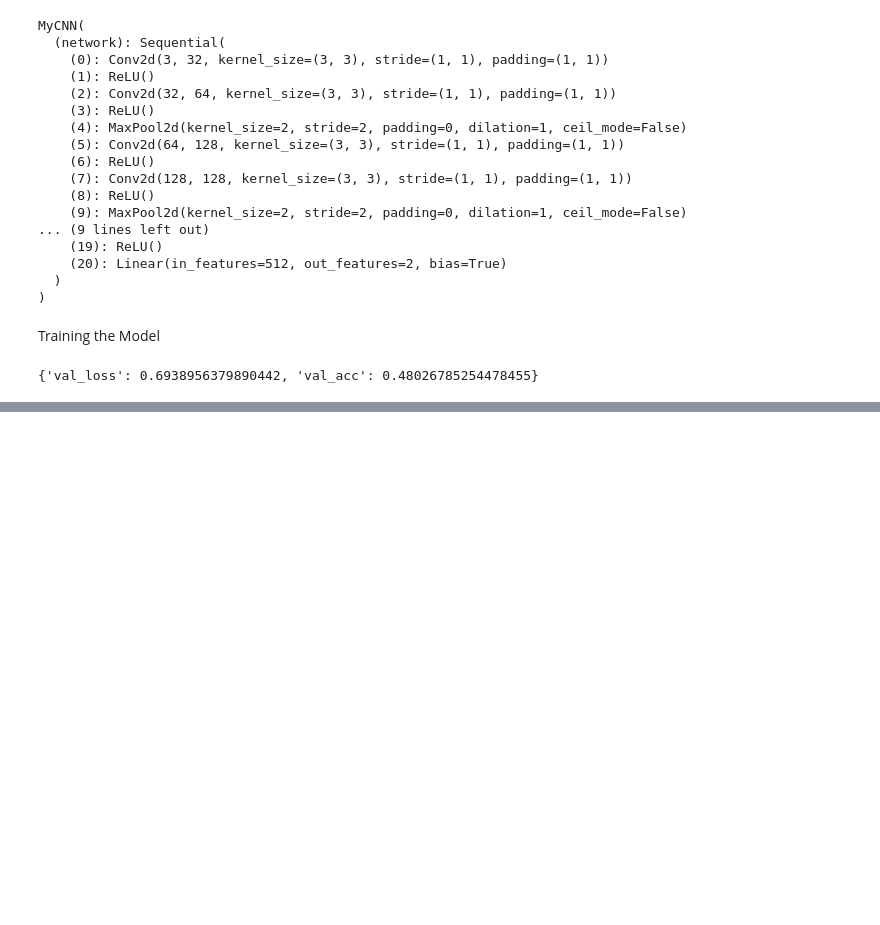
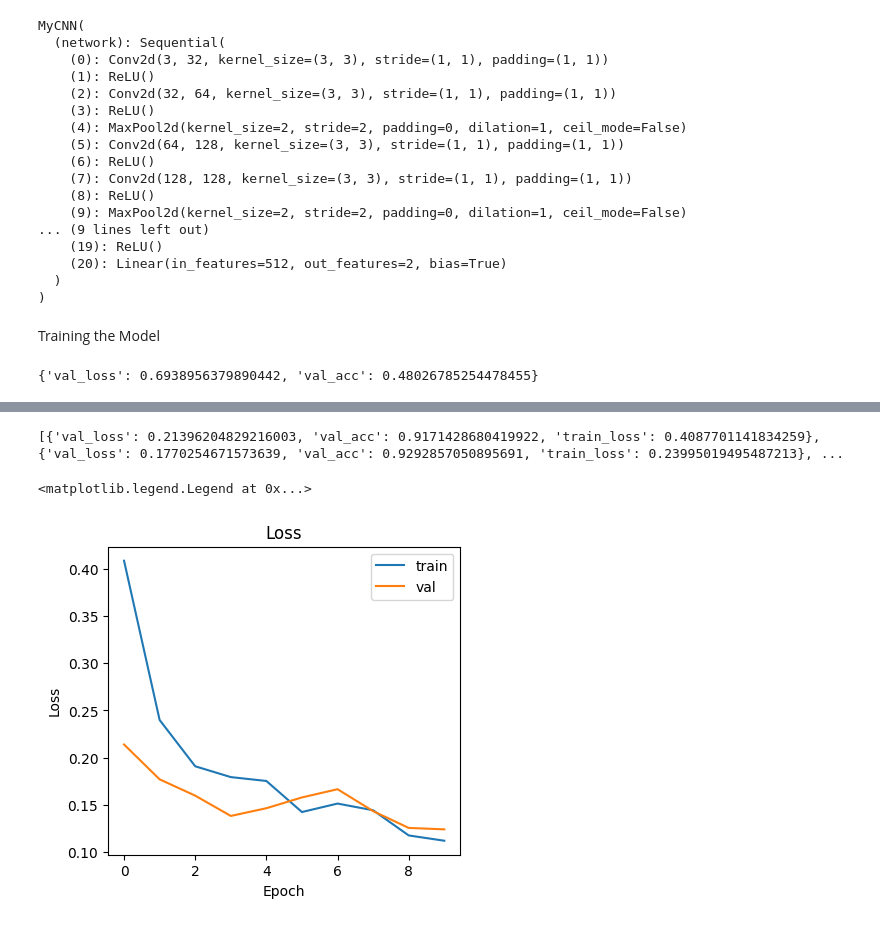
Before and after one commit to Siddhesh-Deshpande/VR_Project1_IMT2022_080_097_009, a Jupyter notebook: Binary_Classfication.ipynb, the cells around one changed output, grey strips where cells are left out. Cells and saved outputs as stored; diff of their text form; code cells hidden in the pictures; blank space fills up the shorter version.

```diff
--- a/Binary_Classfication.ipynb
+++ b/Binary_Classfication.ipynb
@@ -455,0 +418,22 @@ result
+# %%
+print(history)
+train_losses = []
+val_losses = []
+val_accuracy = []
+for i in history:
+  train_losses.append(i['train_loss'])
+  val_losses.append(i['val_loss'])
+  val_accuracy.append(i['val_acc'])
+# Plot the losses
+plt.figure(figsize=(10, 4))
+plt.subplot(1, 2, 1)
+plt.title("Loss")
+plt.plot(train_losses, label='train')
+plt.plot(val_losses, label='val')
+plt.xlabel('Epoch')
+plt.ylabel('Loss')
+plt.legend()
+# %% [output]
+[{'val_loss': 0.21396204829216003, 'val_acc': 0.9171428680419922, 'train_loss': 0.4087701141834259}, {'val_loss': 0.1770254671573639, 'val_acc': 0.9292857050895691, 'train_loss': 0.23995019495487213}, ...
+<matplotlib.legend.Legend at 0x...>
+[figure, added]
```
Also changed, not shown: parts of 8 cells of this notebook.
